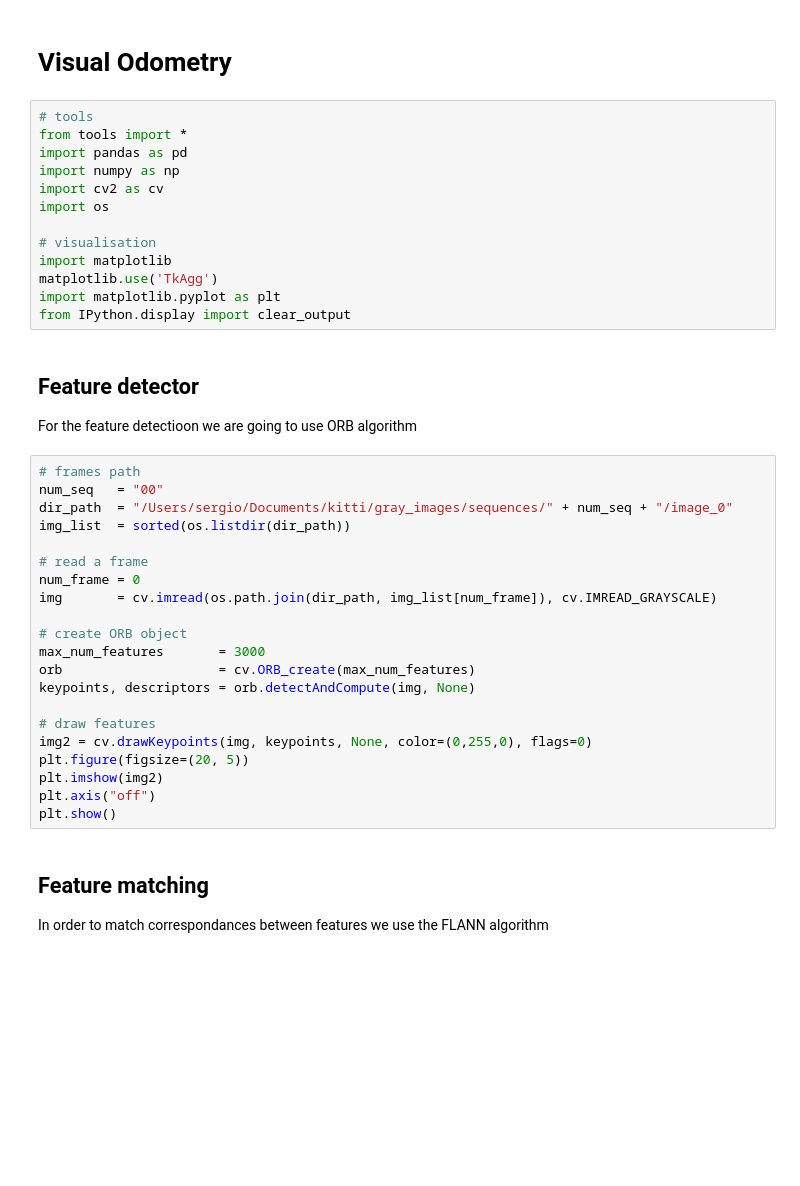
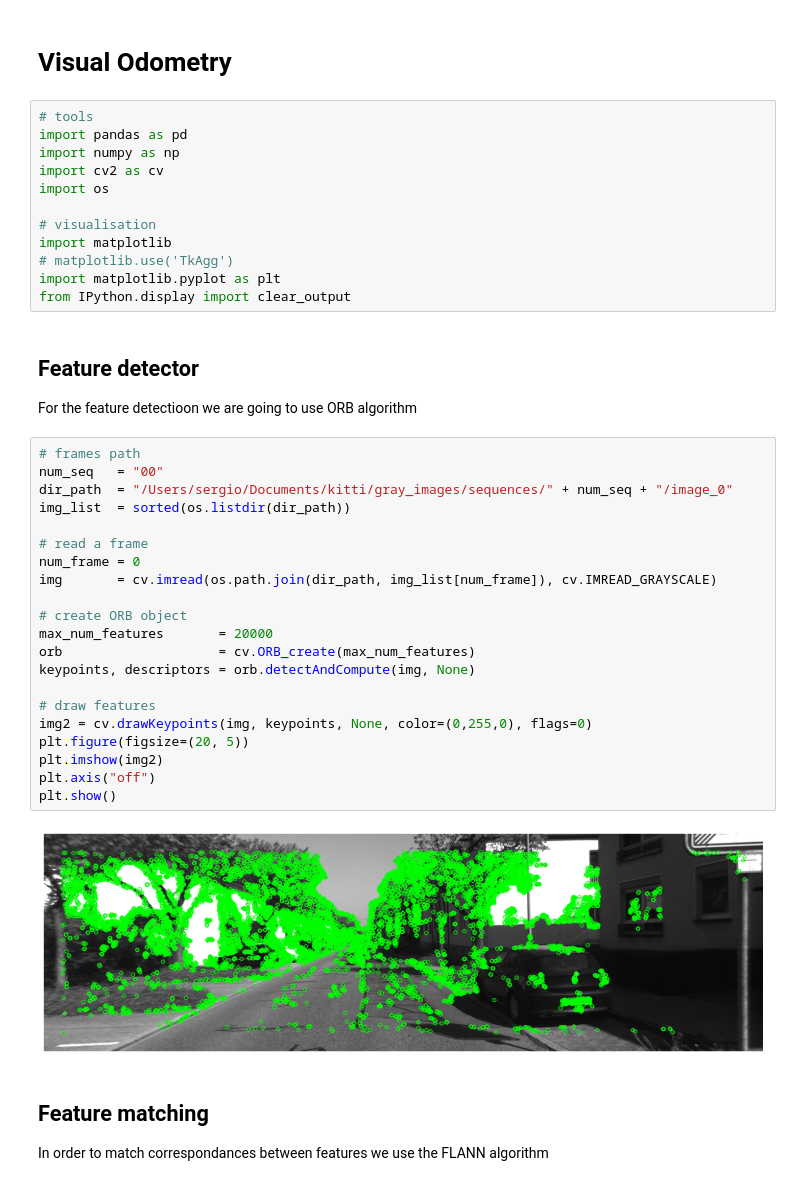
Before and after one commit to sergio-alberto-dlm/visual_odometry, a Jupyter notebook: visual_odometry.ipynb, the cells around one changed output. Saved outputs shown, nothing was run; the diff lists cells and outputs as text; blank space fills up the shorter version.

```diff
--- a/visual_odometry.ipynb
+++ b/visual_odometry.ipynb
@@ -2,7 +2,6 @@
 # Visual Odometry
 # %%
 # tools
-from tools import *
 import pandas as pd
 import numpy as np
 import cv2 as cv
@@ -10,7 +9,7 @@ import os
 
 # visualisation
 import matplotlib
-matplotlib.use('TkAgg')
+# matplotlib.use('TkAgg')
 import matplotlib.pyplot as plt
 from IPython.display import clear_output
 # %% [markdown]
@@ -20,24 +19,26 @@ For the feature detectioon we are going to use ORB algorithm
 # %%
 # frames path
 num_seq   = "00"
 dir_path  = "/Users/sergio/Documents/kitti/gray_images/sequences/" + num_seq + "/image_0"
 img_list  = sorted(os.listdir(dir_path))
 
 # read a frame
 num_frame = 0
 img       = cv.imread(os.path.join(dir_path, img_list[num_frame]), cv.IMREAD_GRAYSCALE)
 
 # create ORB object
-max_num_features       = 3000
+max_num_features       = 20000
 orb                    = cv.ORB_create(max_num_features)
 keypoints, descriptors = orb.detectAndCompute(img, None)
 
 # draw features
 img2 = cv.drawKeypoints(img, keypoints, None, color=(0,255,0), flags=0)
 plt.figure(figsize=(20, 5))
 plt.imshow(img2)
 plt.axis("off")
 plt.show()
+# %% [output]
+[figure, added]
 # %% [markdown]
 ## Feature matching
 
```
Also changed, not shown: parts of 15 cells of this notebook, 1 other file.
